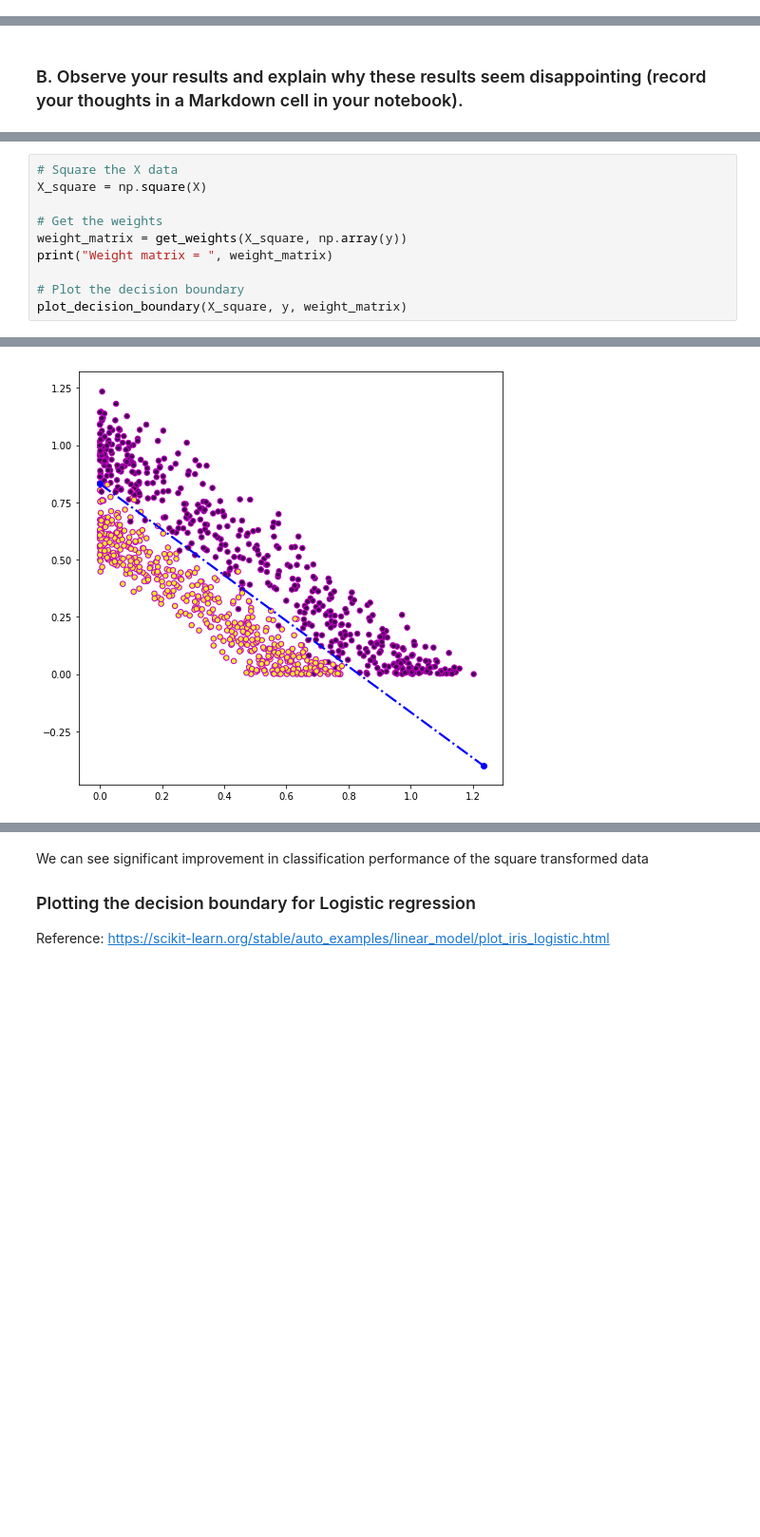
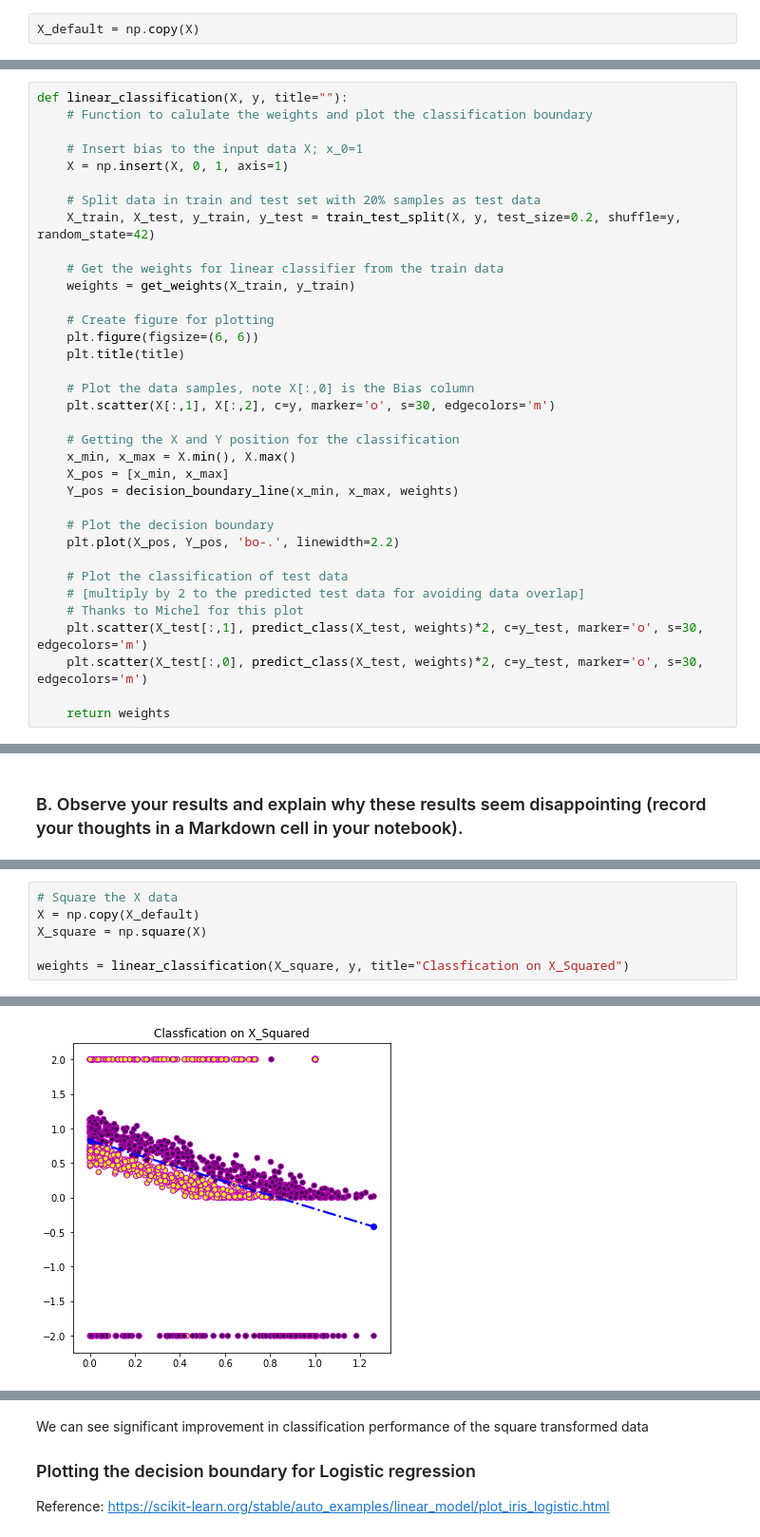
Before and after one commit to vipulpopat/MSCAI_Sem1_Etivity3, a Jupyter notebook: Etivity3_LinearClassification.ipynb, the cells around one changed output, grey strips where cells are left out. Shown at 95% size. Drawn from its saved outputs; the diff is of its cells as text; blank space fills up the shorter version.

Commit message:
Updated Task3 plots
Signed-off-by: Abhijit <18195067@studentmail.ul.ie>

```diff
--- a/Etivity3_LinearClassification.ipynb
+++ b/Etivity3_LinearClassification.ipynb
@@ -30,3 +32,5 @@ plt.show()
+# %%
+X_default = np.copy(X)
 # %%
 X.shape
 # %% [output]
@@ -90,0 +70,35 @@ plot_decision_boundary(X, y, weight_matrix)
+# %%
+def linear_classification(X, y, title=""):
+    # Function to calulate the weights and plot the classification boundary
+
+    # Insert bias to the input data X; x_0=1
+    X = np.insert(X, 0, 1, axis=1)
+
+    # Split data in train and test set with 20% samples as test data
+    X_train, X_test, y_train, y_test = train_test_split(X, y, test_size=0.2, shuffle=y, random_state=42)
+
+    # Get the weights for linear classifier from the train data
+    weights = get_weights(X_train, y_train)
+
+    # Create figure for plotting
+    plt.figure(figsize=(6, 6))
+    plt.title(title)
+
+    # Plot the data samples, note X[:,0] is the Bias column
+    plt.scatter(X[:,1], X[:,2], c=y, marker='o', s=30, edgecolors='m')
+
+    # Getting the X and Y position for the classification
+    x_min, x_max = X.min(), X.max()
+    X_pos = [x_min, x_max]
+    Y_pos = decision_boundary_line(x_min, x_max, weights)
+
+    # Plot the decision boundary
+    plt.plot(X_pos, Y_pos, 'bo-.', linewidth=2.2)
+
+    # Plot the classification of test data
+    # [multiply by 2 to the predicted test data for avoiding data overlap]
+    # Thanks to Michel for this plot
+    plt.scatter(X_test[:,1], predict_class(X_test, weights)*2, c=y_test, marker='o', s=30, edgecolors='m')
+    plt.scatter(X_test[:,0], predict_class(X_test, weights)*2, c=y_test, marker='o', s=30, edgecolors='m')
+
+    return weights
@@ -100,12 +127,8 @@ The **dataset is not linearly separable** due to which the **linear classificati
 Lets do some non-linear transformation on the data feature and move from X space to Z space and then apply the Linear classification algorithm.
 # %%
 # Square the X data
+X = np.copy(X_default)
 X_square = np.square(X)
 
-# Get the weights
-weight_matrix = get_weights(X_square, np.array(y))
-print("Weight matrix = ", weight_matrix)
-
-# Plot the decision boundary
-plot_decision_boundary(X_square, y, weight_matrix)
+weights = linear_classification(X_square, y, title="Classfication on X_Squared")
 # %% [output]
@@ -113,2 +135,2 @@ Weight matrix =  [-0.24887147 -0.24947556]
-[figure, old version]
+[figure, new version]
 # %% [markdown]
```
Also changed, not shown: parts of 32 cells of this notebook.
